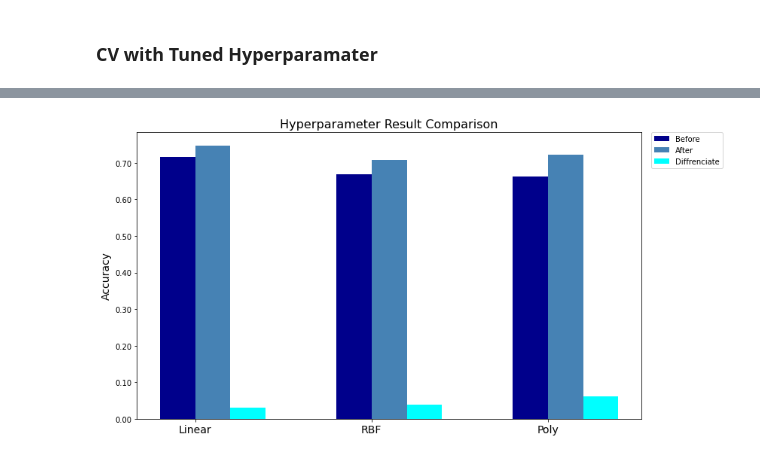
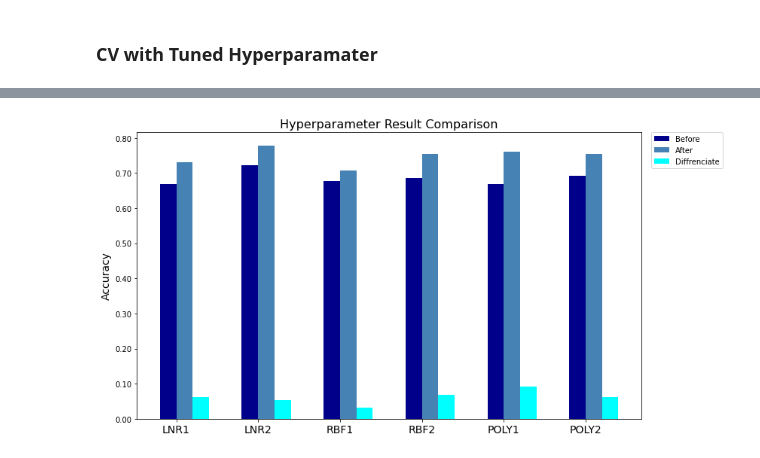
Before and after one commit to AufaAnasin/Implement-PSO-SVM-GeneExpression-LungCancer, a Jupyter notebook: 5_hyperparameter-tuning.ipynb, the cells around one changed output, grey strips where cells are left out. Drawn from its saved outputs; the diff is of its cells as text; code cells hidden in the pictures.

```diff
--- a/5_hyperparameter-tuning.ipynb
+++ b/5_hyperparameter-tuning.ipynb
@@ -237,20 +400,20 @@ param_grid = {'C': [0.001, 0.1, 1, 10, 100, 1000],
 
 grid = GridSearchCV(svm.SVC(), param_grid, scoring='accuracy', refit = True, verbose = 3)
 # fitting the model for grid search
-grid.fit(X_train_poly, y_train.values.ravel())
+grid.fit(X_train_poly_first, y_train.values.ravel())
 
 #saving the grid on each params into the pkl
 joblib.dump(grid, "params_pkl/grid_poly.pkl")
 
-selected_kernel_poly = grid.best_params_['kernel']
-selected_C_poly = grid.best_params_['C']
-selected_gamma_poly = grid.best_params_['gamma']
-selected_degree_poly = grid.best_params_['degree']
-best_params_poly_HT = grid.best_params_
-model_looks_poly_HT = grid.best_estimator_
+selected_kernel_poly_first = grid.best_params_['kernel']
+selected_C_poly_first = grid.best_params_['C']
+selected_gamma_poly_first = grid.best_params_['gamma']
+selected_degree_poly_first = grid.best_params_['degree']
+best_params_poly_HT_first = grid.best_params_
+model_looks_poly_HT_first = grid.best_estimator_
 
-joblib.dump(best_params_poly_HT, "params_pkl/best_params_poly_ht.pkl")
-joblib.dump(model_looks_poly_HT, "params_pkl/model_looks_poly_HT.pkl")
+joblib.dump(best_params_poly_HT_first, "params_pkl/best_params_poly_ht_first.pkl")
+joblib.dump(model_looks_poly_HT_first, "params_pkl/model_looks_poly_HT_first.pkl")
 # %% [output]
 Fitting 5 folds for each of 72 candidates, totalling 360 fits
 [CV 1/5] END C=0.001, degree=1, gamma=auto, kernel=poly;, score=0.538 total time=   0.0s
@@ -346,46 +609,47 @@ print(f'[AFTER] Accuracy Score Poly:', cross_val_score_poly.mean(), cross_val_sc
 # %%
 import numpy as np
 from matplotlib.ticker import FormatStrFormatter
 
 import matplotlib.pyplot as plt
 %matplotlib inline
 
-name = ['Linear in Default', 'Linear After Hyperparameter Tuning', 'RBF in Default',
-        'RBF After Hyperparameter Tuning', 'Poly in Default',
-        'Poly After Hyperparameter Tuning']
 
-kernel_accuracy = [cv_linear.mean(), cross_val_score_linear.mean(),
-                  cv_rbf.mean(), cross_val_score_rbf.mean(),
-                  cv_poly.mean(), cross_val_score_poly.mean()]
-
-name = ['Linear', 'RBF', 'Poly']
-before_HT = [cv_linear.mean(), cv_rbf.mean(), cv_poly.mean()]
-after_HT = [cross_val_score_linear.mean(), cross_val_score_rbf.mean(), cross_val_score_poly.mean()]
-diff_linear = ((cross_val_score_linear.mean()-cv_linear.mean()))
-diff_rbf = ((cross_val_score_rbf.mean()-cv_rbf.mean()))
-diff_poly = ((cross_val_score_poly.mean()-cv_poly.mean()))
-diff_HT = [diff_linear, diff_rbf, diff_poly]
+name = ['LNR1', 'LNR2', 'RBF1', 'RBF2', 'POLY1', 'POLY2']
+before_HT = [cv_linear_first.mean(), cv_linear_second.mean(), cv_rbf_first.mean(), cv_rbf_second.mean(),
+             cv_poly_first.mean(), cv_poly_second.mean()]
+after_HT = [cross_val_score_linear_first.mean(), cross_val_score_linear_second.mean(),
+            cross_val_score_rbf_first.mean(), cross_val_score_rbf_second.mean(),
+            cross_val_score_poly_first.mean(), cross_val_score_poly_second.mean()]
+diff_linear_first = ((cross_val_score_linear_first.mean()-cv_linear_first.mean()))
+diff_linear_second = ((cross_val_score_linear_second.mean()-cv_linear_second.mean()))
+diff_rbf_first = ((cross_val_score_rbf_first.mean()-cv_rbf_first.mean()))
+diff_rbf_second = ((cross_val_score_rbf_second.mean()-cv_rbf_second.mean()))
+diff_poly_first = ((cross_val_score_poly_first.mean()-cv_poly_first.mean()))
+diff_poly_second = ((cross_val_score_poly_second.mean()-cv_poly_second.mean()))
+diff_HT = [diff_linear_first, diff_linear_second,
+           diff_rbf_first, diff_rbf_second,
+           diff_poly_first, diff_poly_second]
 
 x = np.arange(len(name))
 width = 0.2
 
 fig, ax = plt.subplots(figsize=(12, 7))
 
 bfr = ax.bar(x - width/2, before_HT, width, label='Before', color='darkblue')
 aftr = ax.bar(x + width/2, after_HT, width, label='After', color='steelblue')
 diff = ax.bar(x + 0.3, diff_HT, width, label='Diffrenciate', color='cyan')
 # diff_HT = ax.bar(x + width/2, diff_all, width, label='Diffrence', color='red')
 
 ax.set_title('Hyperparameter Result Comparison', size=16)
 ax.set_ylabel('Accuracy', size=14)
 ax.set_xticks(x)
 ax.set_xticklabels(name, size=14)
 ax.legend(fontsize=14)
 ax.legend(bbox_to_anchor=(1.02, 1), loc='upper left', borderaxespad=0)
 ax.yaxis.set_major_formatter(FormatStrFormatter('%.2f'))
 
 plt.savefig('analysis-fig/hyperparameter-tuning.png')
 plt.show()
 # %% [output]
-[figure, old version]
+[figure, new version]
 # %%
```
Also changed, not shown: parts of 33 cells of this notebook, 31 other files.
